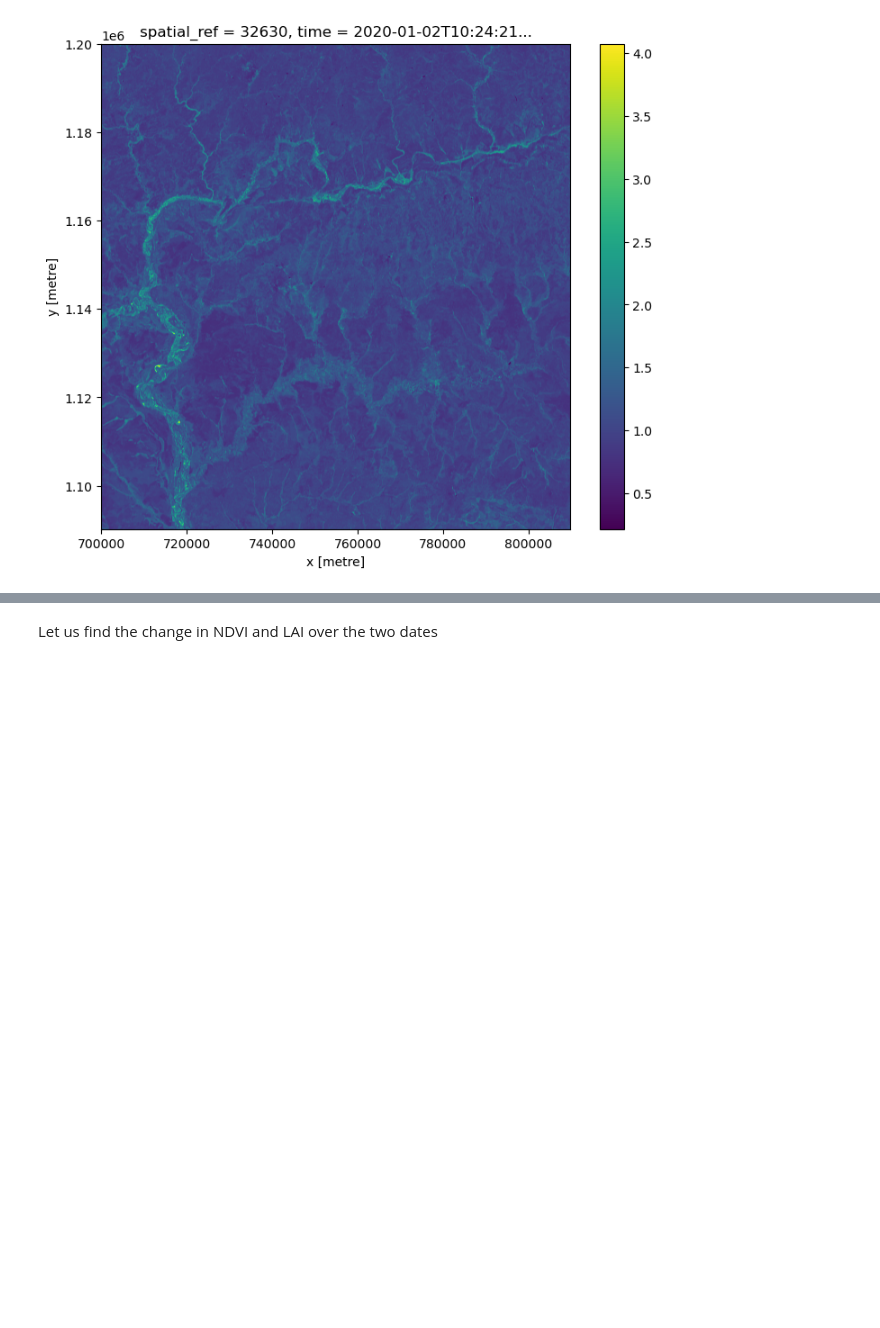
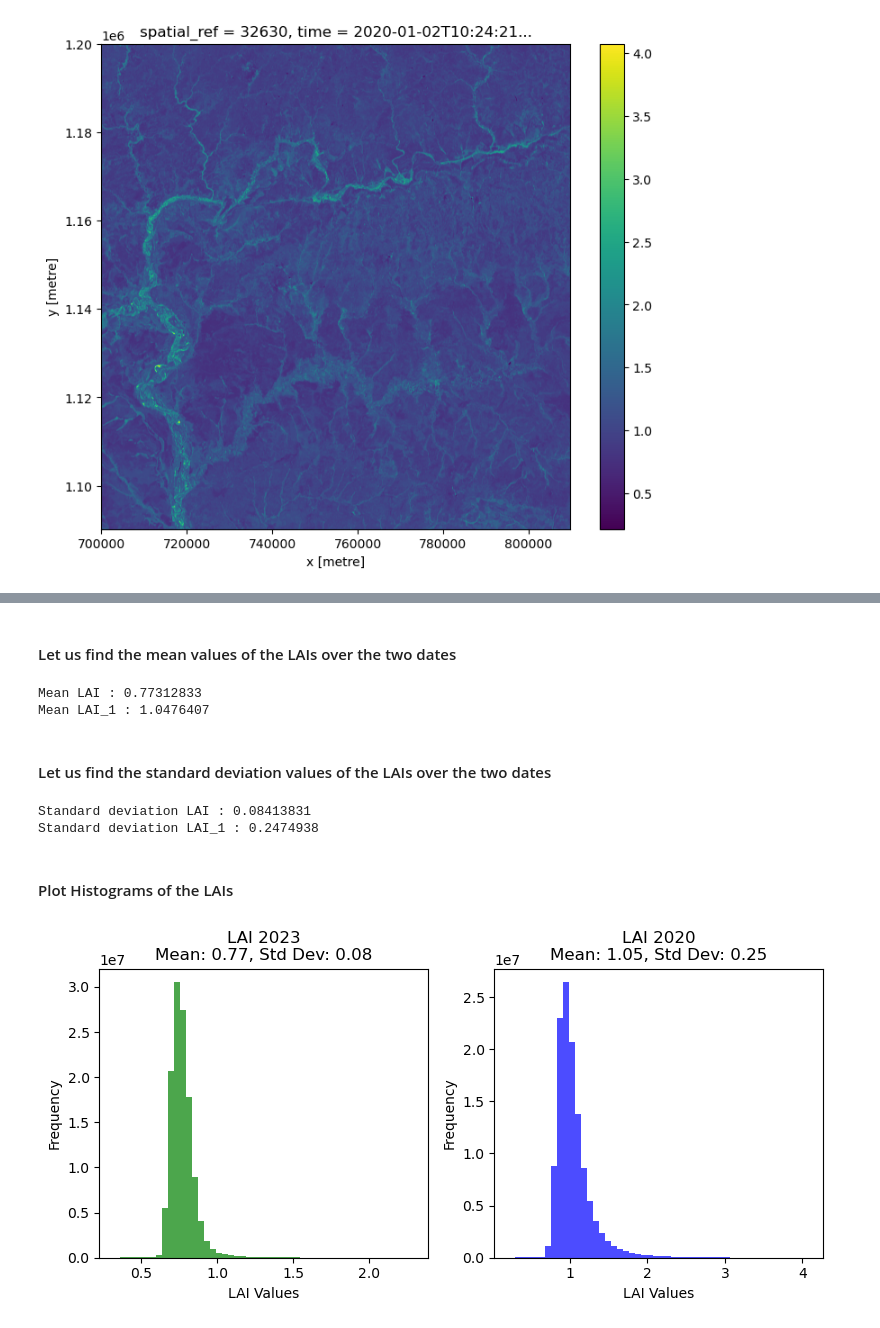
Before and after one commit to Christobaltobbin/OpenDataCube, a Jupyter notebook: LAI_ODC_Script.ipynb, the cells around one changed output, grey strips where cells are left out. Saved outputs shown, nothing was run; the diff lists cells and outputs as text; code cells hidden in the pictures; blank space fills up the shorter version.

```diff
--- a/LAI_ODC_Script.ipynb
+++ b/LAI_ODC_Script.ipynb
@@ -192,7 +192,7 @@ query_1 = data_catalog.search(
     query={"s2:mgrs_tile": dict(eq="30PYS")},
 )
 
-images_1 = list(query_1.get_items())
+images_1 = list(query_1.items())
 print(f"Found;{len(images_1):d} datasets")
 # %% [output]
 Found;1 datasets
@@ -312,9 +312,9 @@ plot = ndvi.isel(time=0).compute().plot.imshow(size=7, aspect=1.2, interpolation
 # %% [output]
 [figure]
 # %%
-lai = 0.57*np.exp(2.33*ndvi)
+lai_1 = 0.57*np.exp(2.33*ndvi_1)
 
-# load->compute->plot
-plot = lai.isel(time=0).compute().plot.imshow(size=7, aspect=1.2, interpolation="bicubic")
+# plot
+plot = lai_1.isel(time=0).compute().plot.imshow(size=7, aspect=1.2, interpolation="bicubic")
 # %% [output]
 [figure]
@@ -321,2 +367,46 @@ plot = lai.isel(time=0).compute().plot.imshow(size=7, aspect=1.2, interpolation=
 # %% [markdown]
-Let us find the change in NDVI and LAI over the two dates
+#### Let us find the mean values of the LAIs over the two dates
+# %%
+lai_array = lai.values
+lai_array_1 = lai_1.values
+
+mean_lai = np.mean(lai_array)
+mean_lai_1 = np.mean(lai_array_1)
+
+print('Mean LAI :',  mean_lai)
+print('Mean LAI_1 :',  mean_lai_1)
+# %% [output]
+Mean LAI : 0.77312833
+Mean LAI_1 : 1.0476407
+# %% [markdown]
+#### Let us find the standard deviation values of the LAIs over the two dates
+# %%
+std_lai = np.std(lai_array)
+std_lai_1 = np.std(lai_array_1)
+
+print('Standard deviation LAI :',  std_lai)
+print('Standard deviation LAI_1 :',  std_lai_1)
+# %% [output]
+Standard deviation LAI : 0.08413831
+Standard deviation LAI_1 : 0.2474938
+# %% [markdown]
+#### Plot Histograms of the LAIs
+# %%
+plt.figure(figsize=(12,4))
+
+plt.subplot(1,3,1)
+plt.hist(lai_array.ravel(), bins=50, color='green', alpha=0.7)
+plt.title(f'LAI 2023\nMean: {mean_lai:.2f}, Std Dev: {std_lai:.2f}')
+plt.xlabel('LAI Values')
+plt.ylabel('Frequency')
+
+plt.subplot(1,3,2)
+plt.hist(lai_array_1.ravel(), bins=50, color='blue', alpha=0.7)
+plt.title(f'LAI 2020\nMean: {mean_lai_1:.2f}, Std Dev: {std_lai_1:.2f}')
+plt.xlabel('LAI Values')
+plt.ylabel('Frequency')
+
+plt.tight_layout()
+plt.show()
+# %% [output]
+[figure, added]
```
Also changed, not shown: parts of 21 cells of this notebook.
